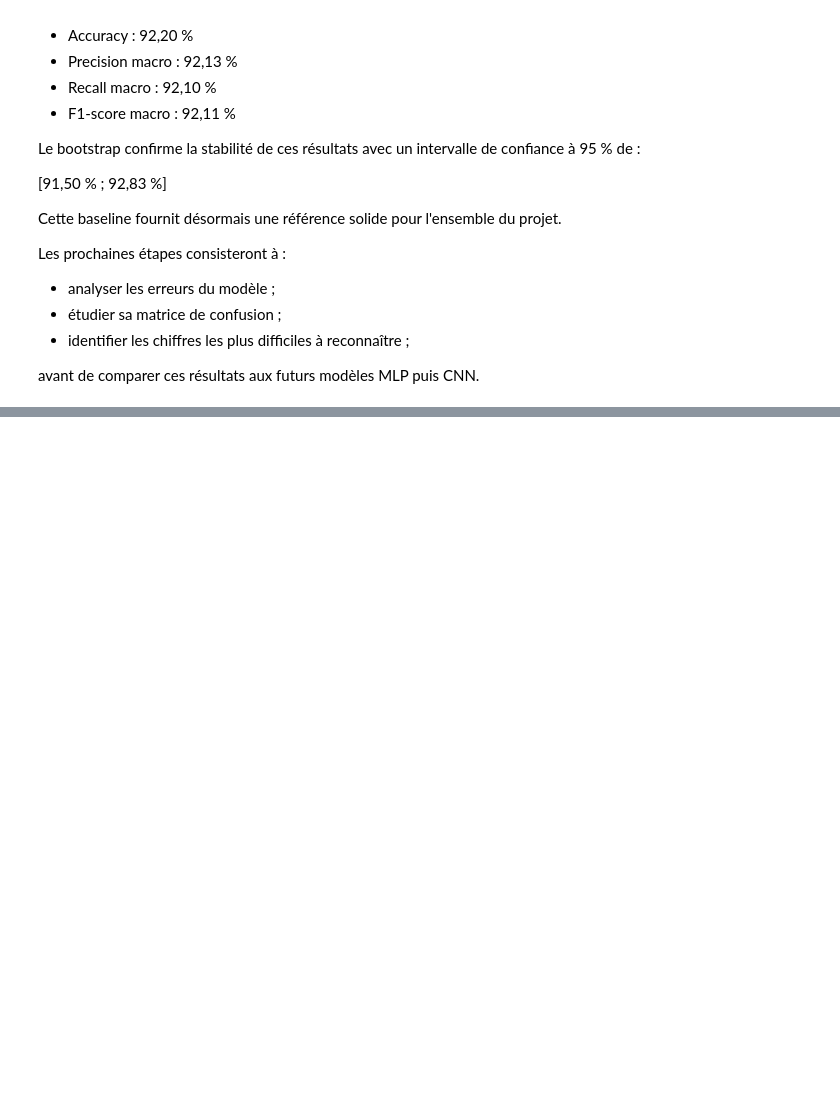
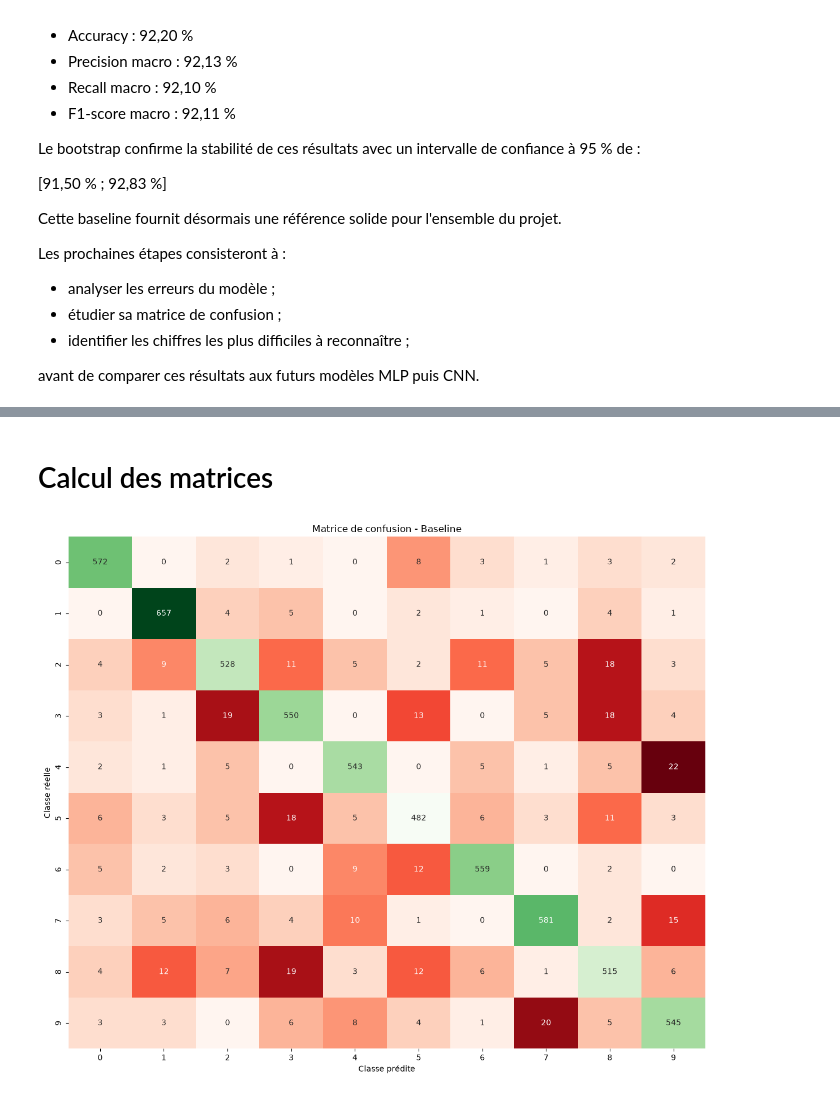
Before and after one commit to pierre-mazard/handwritten_digits, a Jupyter notebook: notebooks/02_baseline.ipynb, the cells around one changed output, grey strips where cells are left out. Cells and saved outputs as stored; diff of their text form; code cells hidden in the pictures; blank space fills up the shorter version.

```diff
--- a/notebooks/02_baseline.ipynb
+++ b/notebooks/02_baseline.ipynb
@@ -937,0 +955,2 @@ avant de comparer ces résultats aux futurs modèles MLP puis CNN.
+# %% [markdown]
+# Calcul des matrices
@@ -937,0 +987,40 @@ avant de comparer ces résultats aux futurs modèles MLP puis CNN.
+# %%
+plt.figure(figsize=(12, 10))
+
+mask_diag = np.eye(cm.shape[0], dtype=bool)
+
+# Erreurs
+sns.heatmap(
+    cm,
+    mask=mask_diag,
+    annot=True,
+    fmt="d",
+    cmap="Reds",
+    cbar=False,
+)
+
+# Succès
+sns.heatmap(
+    cm,
+    mask=~mask_diag,
+    annot=True,
+    fmt="d",
+    cmap="Greens",
+    cbar=False,
+)
+
+plt.title("Matrice de confusion - Baseline")
+
+plt.xlabel("Classe prédite")
+plt.ylabel("Classe réelle")
+
+plt.tight_layout()
+
+plt.savefig(
+    "../reports/figures/baseline_confusion_matrix.png",
+    bbox_inches="tight",
+)
+
+plt.show()
+# %% [output]
+[figure, added]
```
Also changed, not shown: parts of 27 cells of this notebook, 10 other files.
